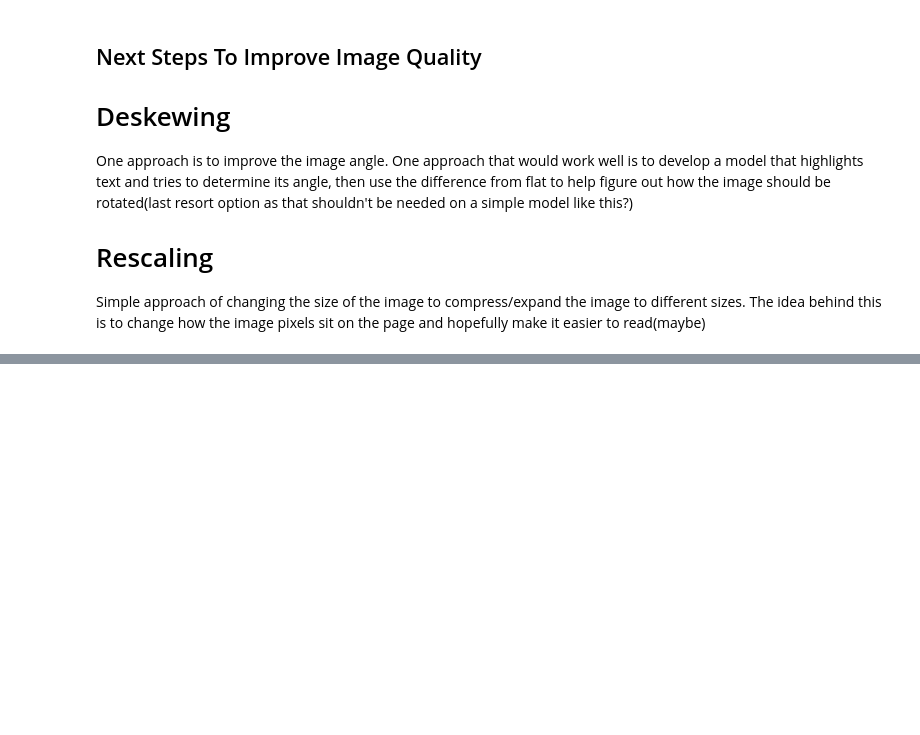
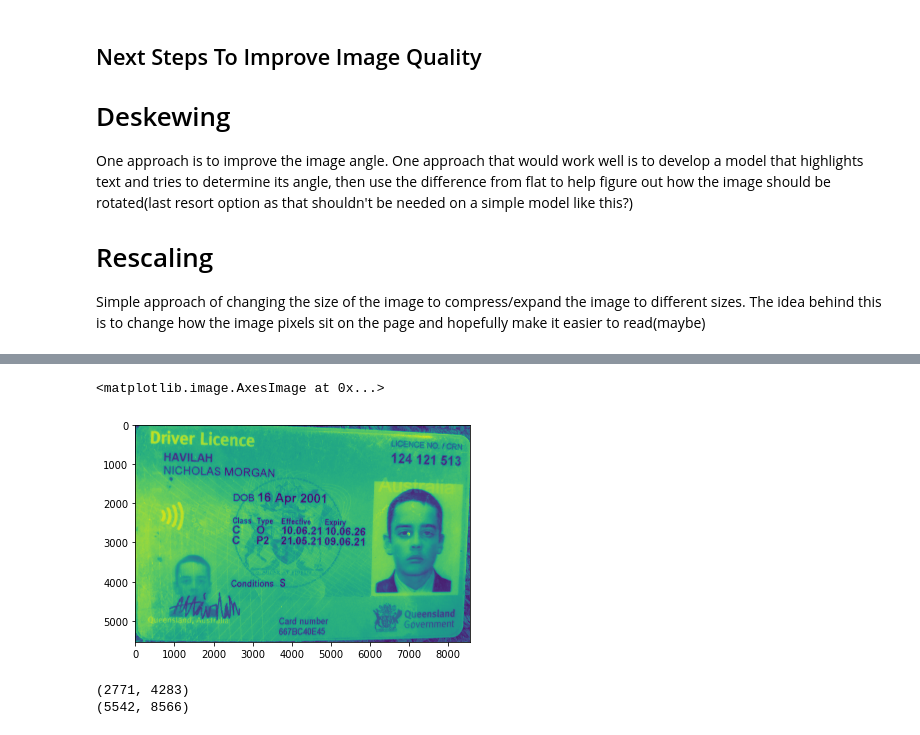
Before and after one commit to nhavilah/constructit, a Jupyter notebook: Image_Processor_Book_1.ipynb, the cells around one changed output, grey strips where cells are left out. Drawn from its saved outputs; the diff is of its cells as text; code cells hidden in the pictures; blank space fills up the shorter version.

```diff
--- a/Image_Processor_Book_1.ipynb
+++ b/Image_Processor_Book_1.ipynb
@@ -1287,0 +1301,18 @@ Simple approach of changing the size of the image to compress/expand the image t
+# %%
+img = cv2.imread('zoomed_in_2.jpg',cv2.IMREAD_GRAYSCALE)
+scale_percent = 200
+width = int(img.shape[1] * scale_percent / 100)
+height = int(img.shape[0] * scale_percent / 100)
+dim = (width, height)
+
+resize = cv2.resize(img, dim, interpolation=cv2.INTER_AREA)
+plt.imshow(resize)
+# %% [output]
+<matplotlib.image.AxesImage at 0x...>
+[figure, added]
+# %%
+print(img.shape)
+print(resize.shape)
+# %% [output]
+(2771, 4283)
+(5542, 8566)
```
Also changed, not shown: parts of 12 cells of this notebook, 2 other files.
